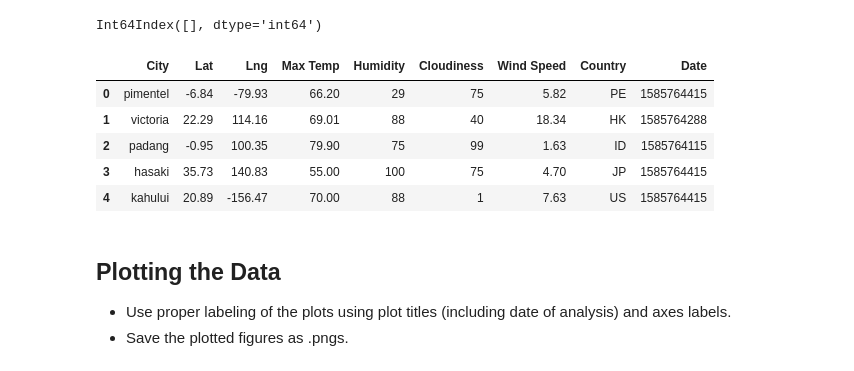
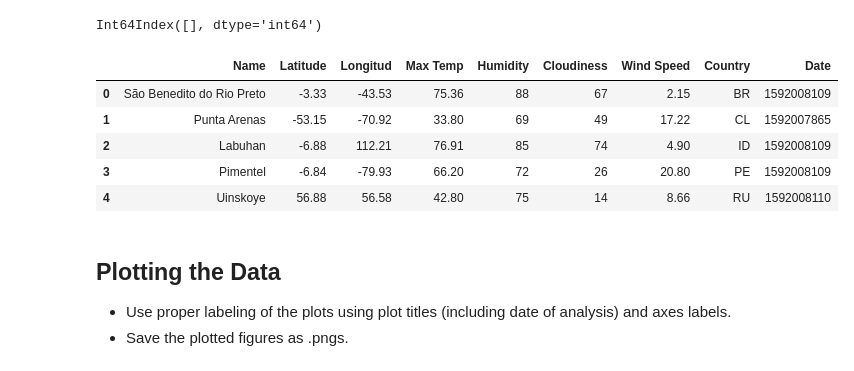
Before and after one commit to Mlara73/Weather-Analysis, a Jupyter notebook: WeatherPy/WeatherPy.ipynb, the cells around one changed output. Cells and saved outputs as stored; diff of their text form; code cells hidden in the pictures.

```diff
--- a/WeatherPy/WeatherPy.ipynb
+++ b/WeatherPy/WeatherPy.ipynb
@@ -57,7 +57,7 @@ len(cities)
 * Include a print log of each city as it'sbeing processed (with the city number and city name).
 # %%
 base_url= "http://api.openweathermap.org/data/2.5/weather?"
-url= f"{base_url}appid={weather_api_key}&q="
+url= f"{base_url}appid={weather_api_key}&units=imperial&q="
 
 print(f"Beginning Data Retrieval")
 print(f"---------------------------")
@@ -123,7 +123,7 @@ Data Retrieval Complete
 * Export the city data into a .csv.
 * Display the DataFrame
 # %%
-weather_data = pd.DataFrame({'Name': city_name,'Latitude': lat,'Longitud': lng,'Maxt Temp':max_temp,'Humidity':humidity,
+weather_data = pd.DataFrame({'Name': city_name,'Latitude': lat,'Longitud': lng,'Max Temp':max_temp,'Humidity':humidity,
                          'Cloudiness':cloudiness,'Wind Speed':wind_speed,'Country':country,'Date':date})
 weather_data.count()
 # %% [output]
@@ -190,16 +180,20 @@ weather_data_df.describe()
 # %%
 #  Get the indices of cities that have humidity over 100%.
+humidity_index = weather_data.loc[weather_data["Humidity"]>100].index
+humidity_index
 # %% [output]
 Int64Index([], dtype='int64')
 # %%
 # Make a new DataFrame equal to the city data to drop all humidity outliers by index.
 # Passing "inplace=False" will make a copy of the city_data DataFrame, which we call "clean_city_data".
+clean_city_data= weather_data.drop(weather_data.index[humidity_index])
+clean_city_data.head()
 # %% [output]
-|  | City | Lat | Lng | Max Temp | Humidity | Cloudiness | Wind Speed | Country | Date |
-| 0 | pimentel | -6.84 | -79.93 | 66.20 | 29 | 75 | 5.82 | PE | 1585764415 |
-| 1 | victoria | 22.29 | 114.16 | 69.01 | 88 | 40 | 18.34 | HK | 1585764288 |
-| 2 | padang | -0.95 | 100.35 | 79.90 | 75 | 99 | 1.63 | ID | 1585764115 |
-| 3 | hasaki | 35.73 | 140.83 | 55.00 | 100 | 75 | 4.70 | JP | 1585764415 |
-| 4 | kahului | 20.89 | -156.47 | 70.00 | 88 | 1 | 7.63 | US | 1585764415 |
+|  | Name | Latitude | Longitud | Max Temp | Humidity | Cloudiness | Wind Speed | Country | Date |
+| 0 | São Benedito do Rio Preto | -3.33 | -43.53 | 75.36 | 88 | 67 | 2.15 | BR | 1592008109 |
+| 1 | Punta Arenas | -53.15 | -70.92 | 33.80 | 69 | 49 | 17.22 | CL | 1592007865 |
+| 2 | Labuhan | -6.88 | 112.21 | 76.91 | 85 | 74 | 4.90 | ID | 1592008109 |
+| 3 | Pimentel | -6.84 | -79.93 | 66.20 | 72 | 26 | 20.80 | PE | 1592008109 |
+| 4 | Uinskoye | 56.88 | 56.58 | 42.80 | 75 | 14 | 8.66 | RU | 1592008110 |
 # %%
 # Extract relevant fields from the data frame
```
Also changed, not shown: parts of 24 cells of this notebook, 1 other file.
